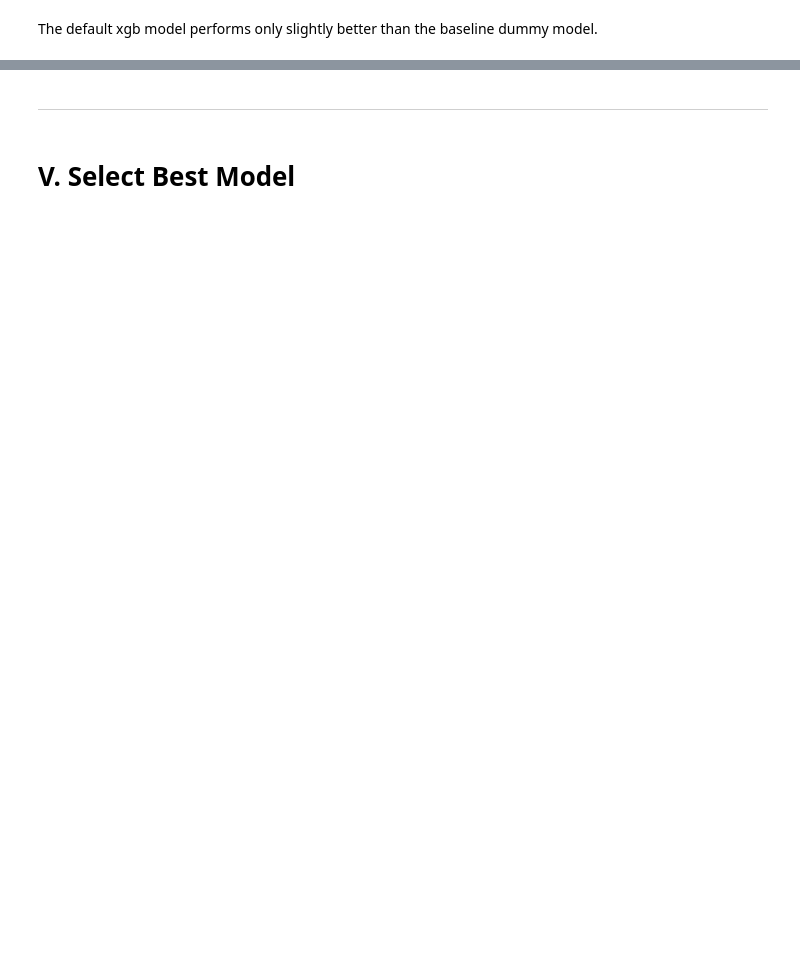
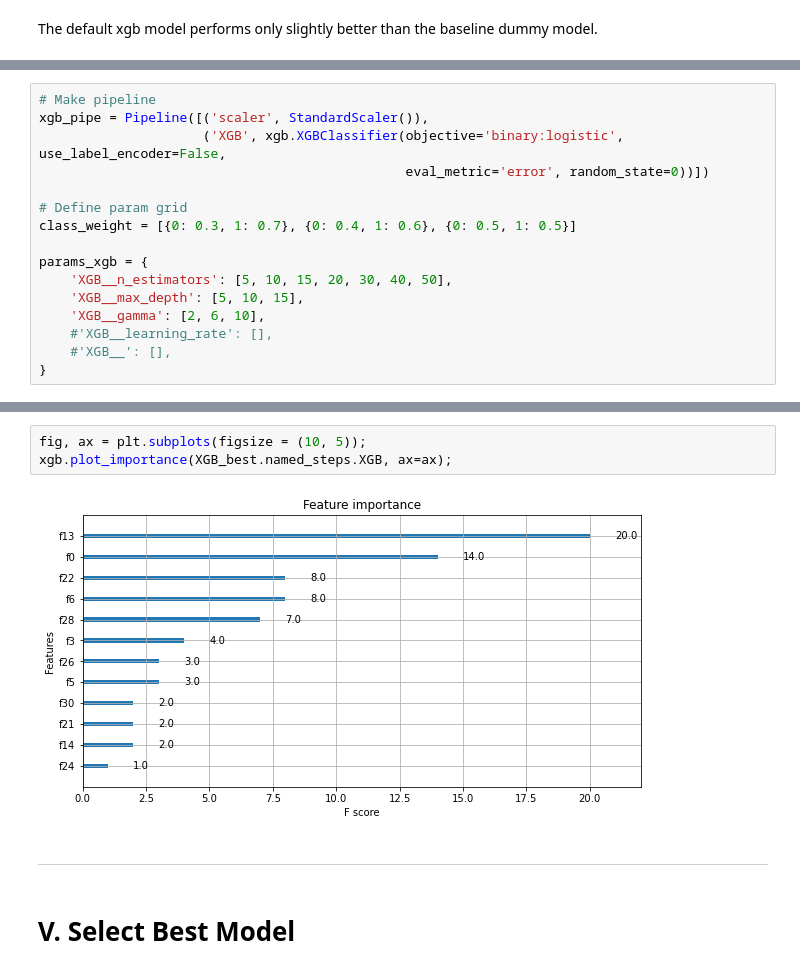
Before and after one commit to divzueri/Data-Science-Projects, a Jupyter notebook: HRAnalytics/notebooks/4_Modeling.ipynb, the cells around one changed output, grey strips where cells are left out. Drawn from its saved outputs; the diff is of its cells as text; blank space fills up the shorter version.

```diff
--- a/HRAnalytics/notebooks/4_Modeling.ipynb
+++ b/HRAnalytics/notebooks/4_Modeling.ipynb
@@ -633,0 +629,16 @@ The default xgb model performs only slightly better than the baseline dummy mode
+# %%
+# Make pipeline
+xgb_pipe = Pipeline([('scaler', StandardScaler()),
+                     ('XGB', xgb.XGBClassifier(objective='binary:logistic', use_label_encoder=False,
+                                               eval_metric='error', random_state=0))])
+
+# Define param grid
+class_weight = [{0: 0.3, 1: 0.7}, {0: 0.4, 1: 0.6}, {0: 0.5, 1: 0.5}]
+
+params_xgb = {
+    'XGB__n_estimators': [5, 10, 15, 20, 30, 40, 50],
+    'XGB__max_depth': [5, 10, 15],
+    'XGB__gamma': [2, 6, 10],
+    #'XGB__learning_rate': [],
+    #'XGB__': [],
+}
@@ -634,3 +688,8 @@ The default xgb model performs only slightly better than the baseline dummy mode
+# %%
+fig, ax = plt.subplots(figsize = (10, 5));
+xgb.plot_importance(XGB_best.named_steps.XGB, ax=ax);
+# %% [output]
+[figure, added]
 # %% [markdown]
 ----------------------------------------------------
 # %% [markdown]
```
Also changed, not shown: parts of 36 cells of this notebook.
